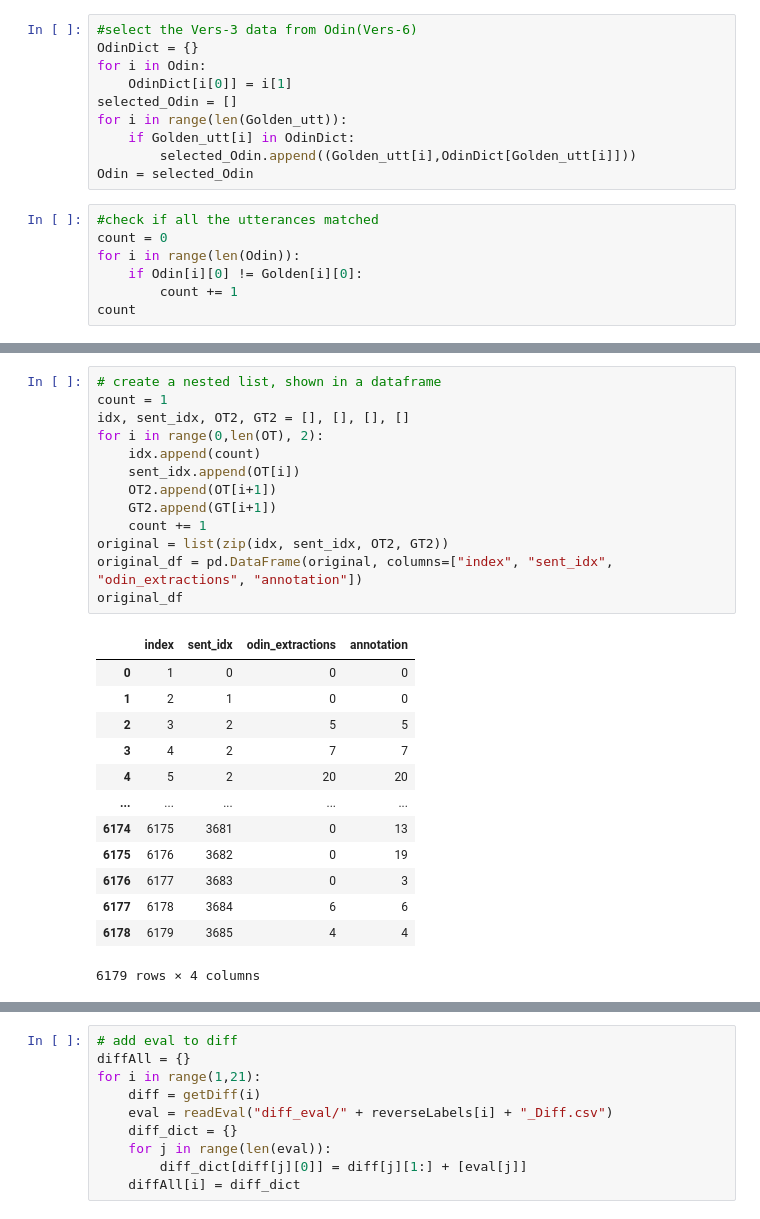
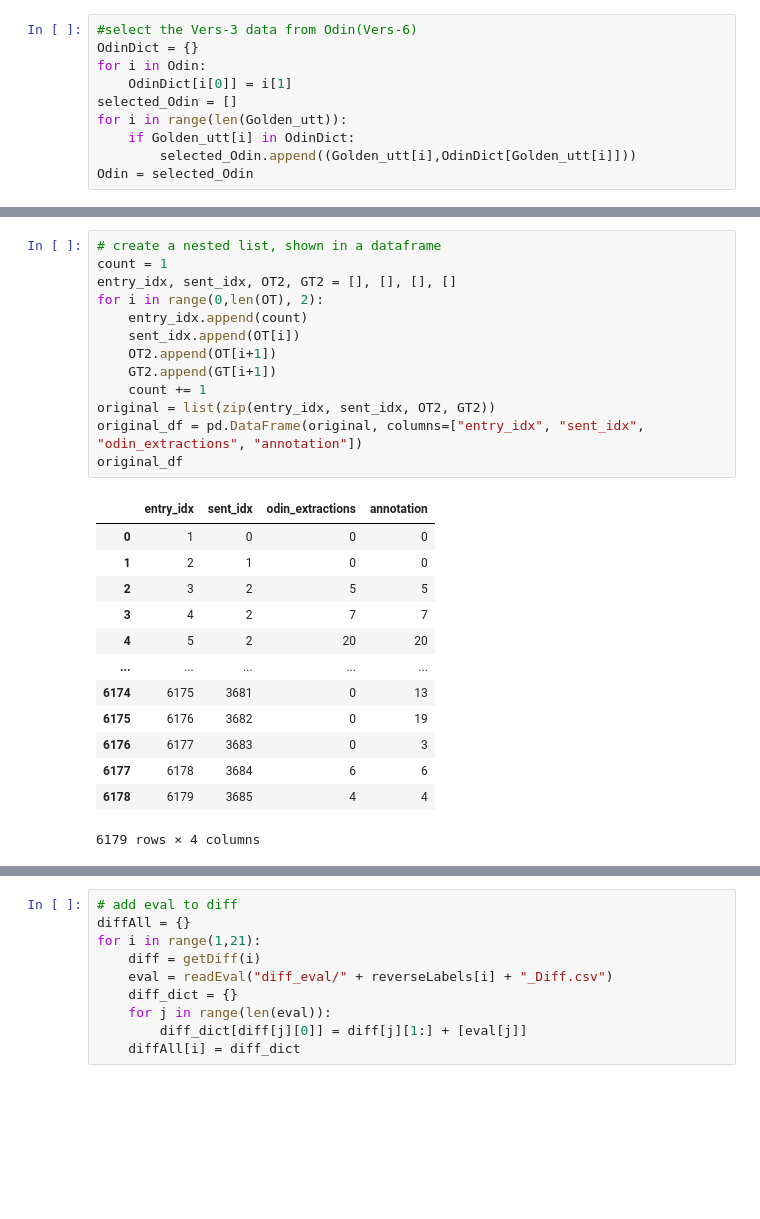
Before and after one commit to clulab/tomcat-text, a Jupyter notebook: evaluations/asist_study_3/newEvaluation.ipynb, the cells around one changed output, grey strips where cells are left out. Cells and saved outputs as stored; diff of their text form; blank space fills up the shorter version.

```diff
--- a/evaluations/asist_study_3/newEvaluation.ipynb
+++ b/evaluations/asist_study_3/newEvaluation.ipynb
@@ -31,10 +31,3 @@ for i in range(len(Golden_utt)):
     if Golden_utt[i] in OdinDict:
         selected_Odin.append((Golden_utt[i],OdinDict[Golden_utt[i]]))
 Odin = selected_Odin
-# %%
-#check if all the utterances matched
-count = 0
-for i in range(len(Odin)):
-    if Odin[i][0] != Golden[i][0]:
-        count += 1
-count
@@ -79,18 +72,18 @@ for i in range(len(OdinTokens)):
 # %%
 # create a nested list, shown in a dataframe
 count = 1
-idx, sent_idx, OT2, GT2 = [], [], [], []
+entry_idx, sent_idx, OT2, GT2 = [], [], [], []
 for i in range(0,len(OT), 2):
-    idx.append(count)
+    entry_idx.append(count)
     sent_idx.append(OT[i])
     OT2.append(OT[i+1])
     GT2.append(GT[i+1])
     count += 1
-original = list(zip(idx, sent_idx, OT2, GT2))
-original_df = pd.DataFrame(original, columns=["index", "sent_idx", "odin_extractions", "annotation"])
+original = list(zip(entry_idx, sent_idx, OT2, GT2))
+original_df = pd.DataFrame(original, columns=["entry_idx", "sent_idx", "odin_extractions", "annotation"])
 original_df
 # %% [output]
-|  | index | sent_idx | odin_extractions | annotation |
+|  | entry_idx | sent_idx | odin_extractions | annotation |
 | 0 | 1 | 0 | 0 | 0 |
 | 1 | 2 | 1 | 0 | 0 |
 | 2 | 3 | 2 | 5 | 5 |
```
Also changed, not shown: parts of 30 cells of this notebook.
